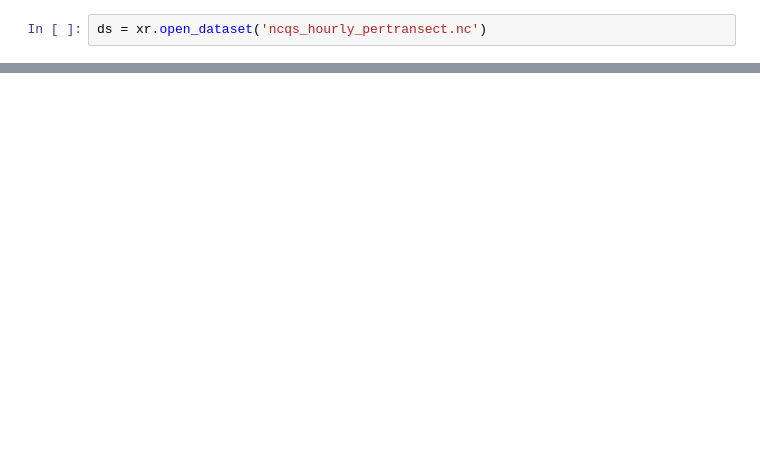
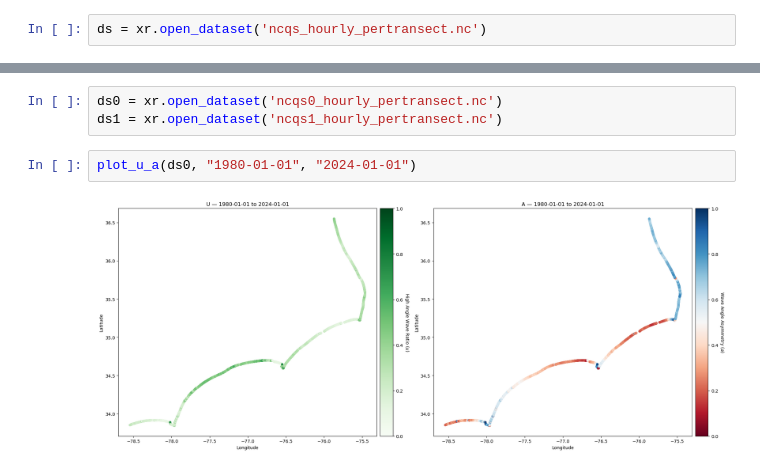
Before and after one commit to acdealy/coastal_diffusion_qs, a Jupyter notebook: calculate_u_a.ipynb, the cells around one changed output, grey strips where cells are left out. Drawn from its saved outputs; the diff is of its cells as text; blank space fills up the shorter version.

```diff
--- a/calculate_u_a.ipynb
+++ b/calculate_u_a.ipynb
@@ -99,0 +85,7 @@ plt.show()
+# %%
+ds0 = xr.open_dataset('ncqs0_hourly_pertransect.nc')
+ds1 = xr.open_dataset('ncqs1_hourly_pertransect.nc')
+# %%
+plot_u_a(ds0, "1980-01-01", "2024-01-01")
+# %% [output]
+[figure, added]
```
Also changed, not shown: parts of 9 cells of this notebook, 1 other file.
